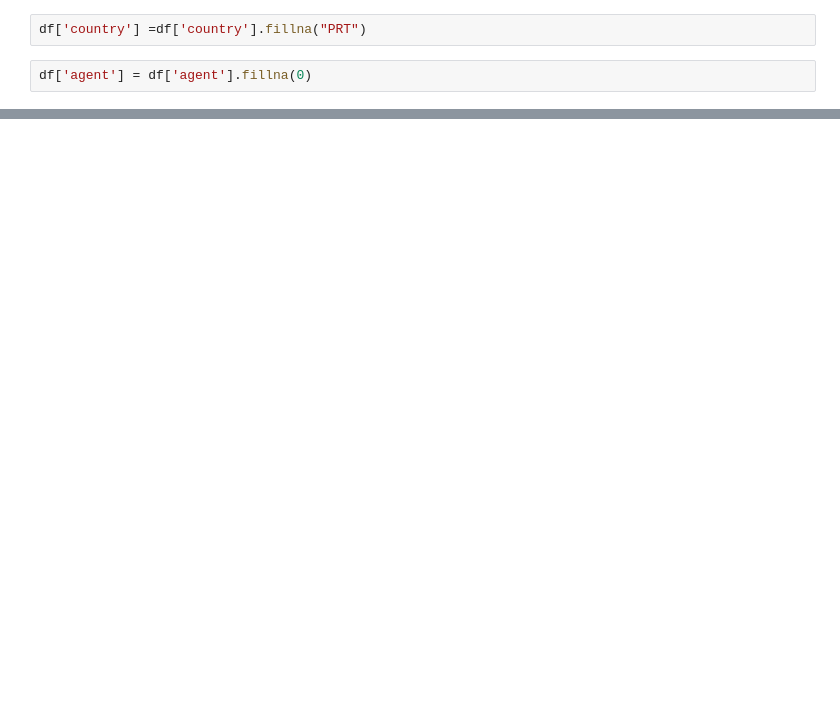
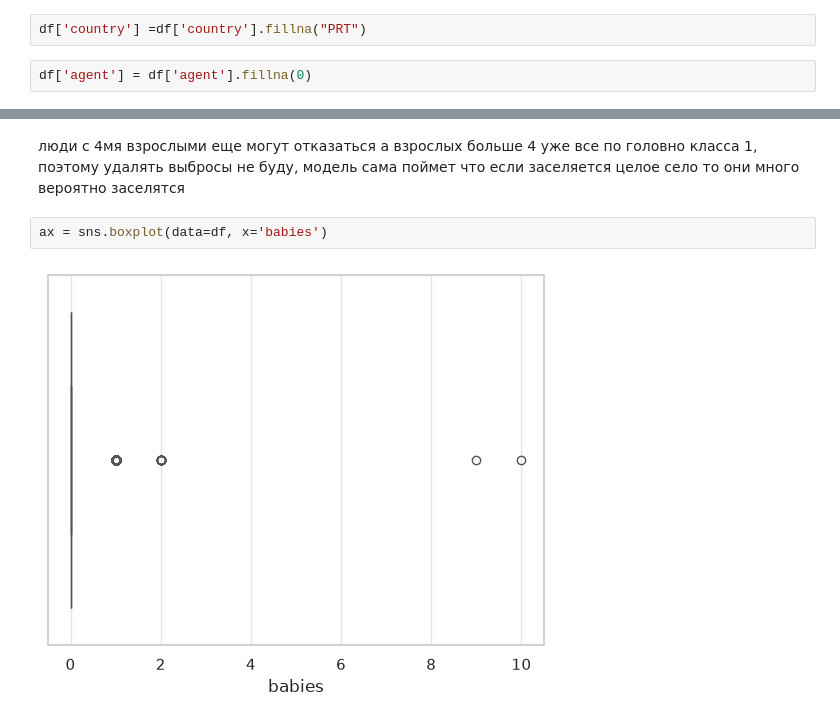
Before and after one commit to ortm01/hotel_book_ds, a Jupyter notebook: notebooks/01_eda.ipynb, the cells around one changed output, grey strips where cells are left out. Cells and saved outputs as stored; diff of their text form; blank space fills up the shorter version.

```diff
--- a/notebooks/01_eda.ipynb
+++ b/notebooks/01_eda.ipynb
@@ -202,0 +130,6 @@ dtype: int64
+# %% [markdown]
+люди с 4мя взрослыми еще могут отказаться а взрослых больше 4 уже все по головно класса 1, поэтому удалять выбросы не буду, модель сама поймет что если заселяется целое село то они много вероятно заселятся
+# %%
+ax = sns.boxplot(data=df, x='babies')
+# %% [output]
+[figure, added]
```
Also changed, not shown: parts of 10 cells of this notebook.
